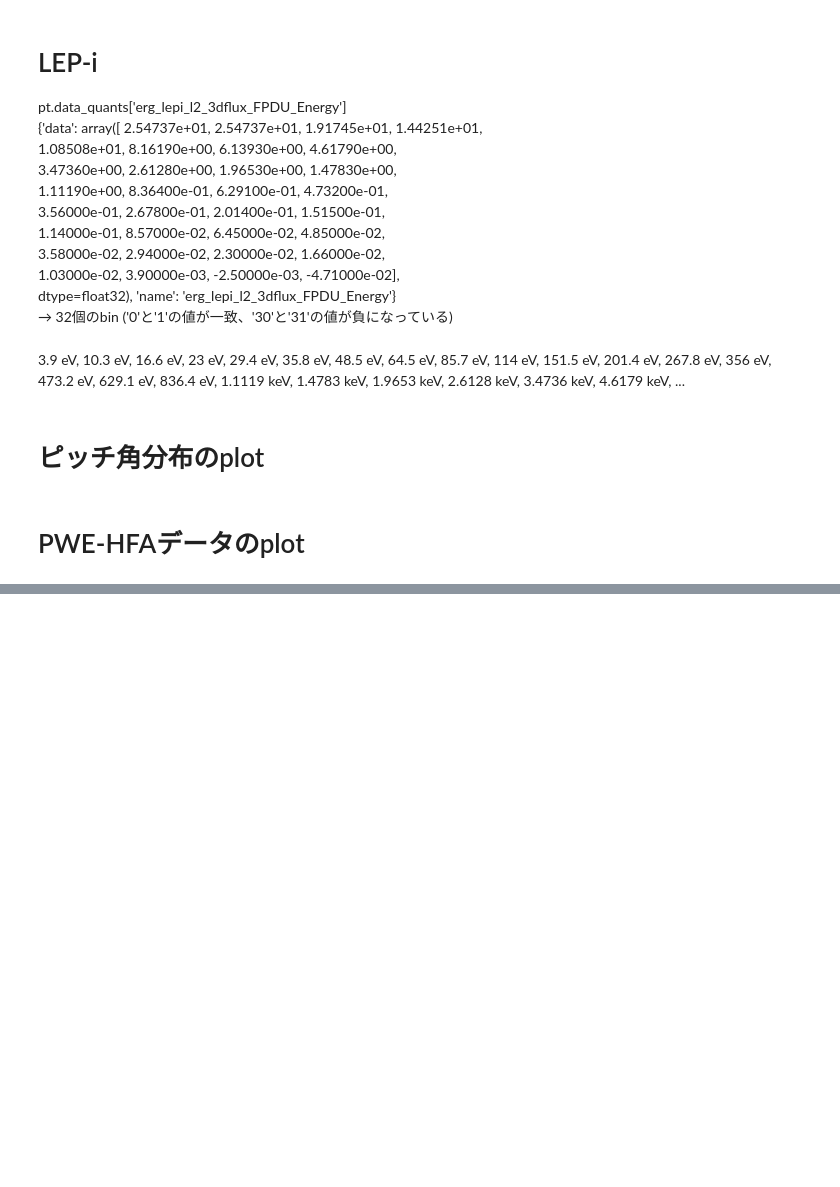
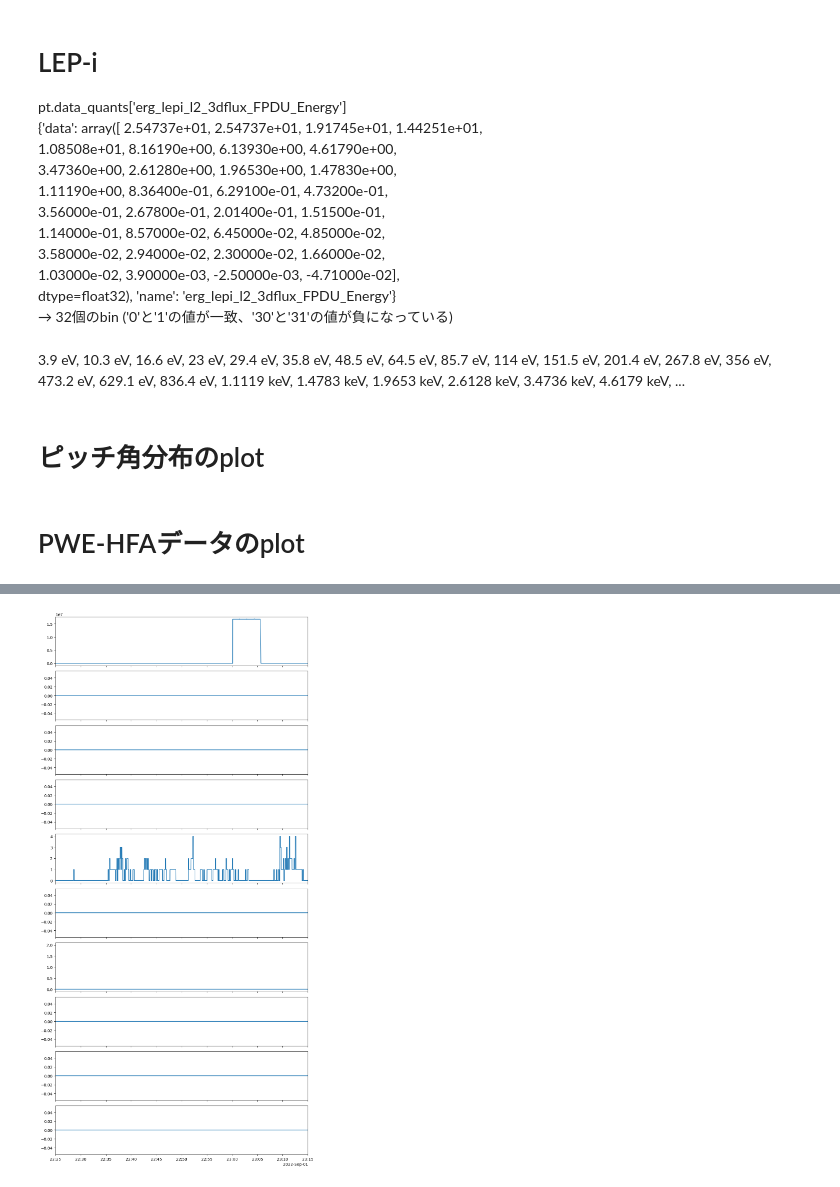
Before and after one commit to santanka/observation_workspace, a Jupyter notebook: KAW_observation/KAW_observation_notebook.ipynb, the cells around one changed output, grey strips where cells are left out. Drawn from its saved outputs; the diff is of its cells as text; code cells hidden in the pictures; blank space fills up the shorter version.

```diff
--- a/KAW_observation/KAW_observation_notebook.ipynb
+++ b/KAW_observation/KAW_observation_notebook.ipynb
@@ -959,0 +1013,59 @@ pt.tplot([
+# %%
+import xarray as xr
+import numpy as np
+
+efd_quality = pt.data_quants['erg_pwe_efd_l2_E64Hz_dsi_quality_flag']
+mgf_quality = pt.data_quants['erg_mgf_l2_quality_64hz']
+# %%
+import matplotlib.pyplot as plt
+import matplotlib as mpl
+from datetime import datetime
+
+time_range_analysis     = ['20220901/22:25:00', '20220901/23:15:00']
+time_range_T_analysis   = [time_range_analysis[0].replace('/', 'T'), time_range_analysis[1].replace('/', 'T')]
+
+efd_quality_analysis    = efd_quality.sel(time=slice(time_range_T_analysis[0], time_range_T_analysis[1]))
+mgf_quality_analysis    = mgf_quality.sel(time=slice(time_range_T_analysis[0], time_range_T_analysis[1]))
+
+fig = plt.figure(figsize=(10, 20))
+gs = fig.add_gridspec(10, 1)
+ax_0 = fig.add_subplot(gs[0, 0])
+ax_1 = fig.add_subplot(gs[1, 0], sharex=ax_0)
+ax_2 = fig.add_subplot(gs[2, 0], sharex=ax_0)
+ax_3 = fig.add_subplot(gs[3, 0], sharex=ax_0)
+ax_4 = fig.add_subplot(gs[4, 0], sharex=ax_0)
+ax_5 = fig.add_subplot(gs[5, 0], sharex=ax_0)
+ax_6 = fig.add_subplot(gs[6, 0], sharex=ax_0)
+ax_7 = fig.add_subplot(gs[7, 0], sharex=ax_0)
+ax_8 = fig.add_subplot(gs[8, 0], sharex=ax_0)
+ax_9 = fig.add_subplot(gs[9, 0], sharex=ax_0)
+
+ax_0.tick_params(axis='x', which='both', labelbottom=False)
+ax_1.tick_params(axis='x', which='both', labelbottom=False)
+ax_2.tick_params(axis='x', which='both', labelbottom=False)
+ax_3.tick_params(axis='x', which='both', labelbottom=False)
+ax_4.tick_params(axis='x', which='both', labelbottom=False)
+ax_5.tick_params(axis='x', which='both', labelbottom=False)
+ax_6.tick_params(axis='x', which='both', labelbottom=False)
+ax_7.tick_params(axis='x', which='both', labelbottom=False)
+ax_8.tick_params(axis='x', which='both', labelbottom=False)
+
+ax_0.plot(efd_quality.time, efd_quality.data)
+ax_1.plot(mgf_quality.time, mgf_quality[:, 0])
+ax_2.plot(mgf_quality.time, mgf_quality[:, 0])
+ax_3.plot(mgf_quality.time, mgf_quality[:, 2])
+ax_4.plot(mgf_quality.time, mgf_quality[:, 3])
+ax_5.plot(mgf_quality.time, mgf_quality[:, 4])
+ax_6.plot(mgf_quality.time, mgf_quality[:, 5])
+ax_7.plot(mgf_quality.time, mgf_quality[:, 6])
+ax_8.plot(mgf_quality.time, mgf_quality[:, 7])
+ax_9.plot(mgf_quality.time, mgf_quality[:, 8])
+
+to_npdt = lambda s: np.datetime64(datetime.strptime(s, '%Y%m%d/%H:%M:%S'))
+time_range_T_analysis_0, time_range_T_analysis_1 = map(to_npdt, time_range_analysis)
+ax_9.set_xlim(time_range_T_analysis_0, time_range_T_analysis_1)
+fig.tight_layout()
+
+plt.show()
+# %% [output]
+[figure, added]
```
Also changed, not shown: parts of 11 cells of this notebook, 4 other files.
